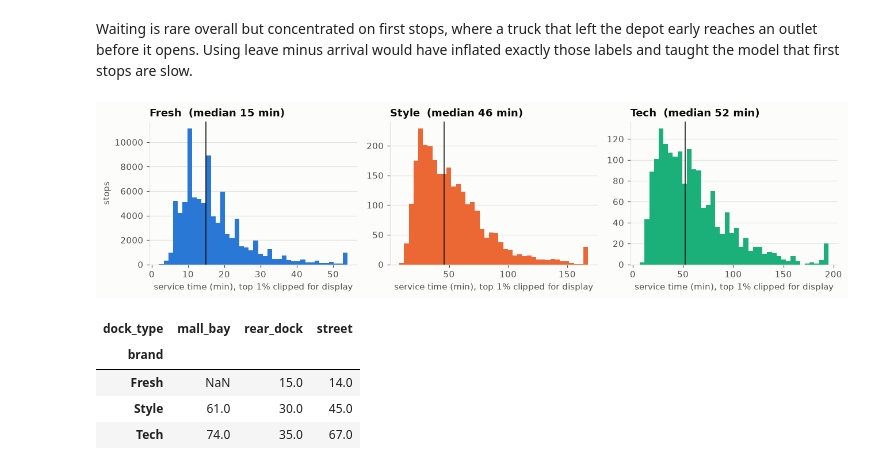
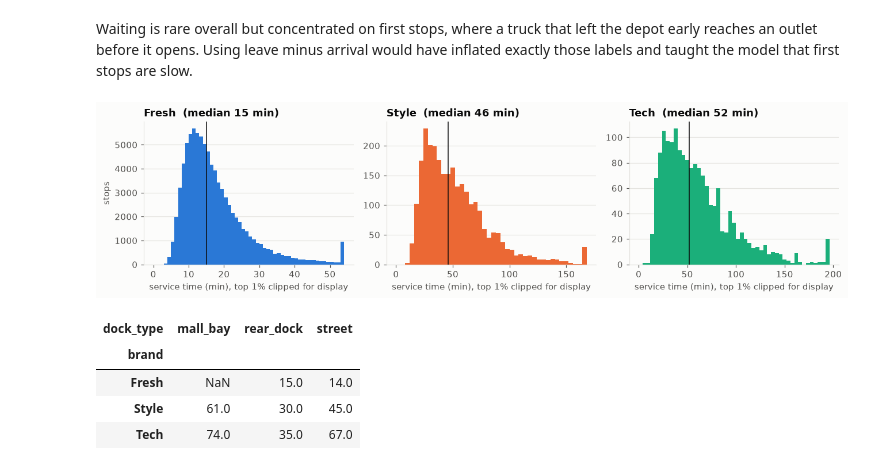
Before and after one commit to sameera-ekanayaka/Xora_Datathon, a Jupyter notebook: notebooks/03_label_construction.ipynb, the cells around one changed output. Saved outputs shown, nothing was run; the diff lists cells and outputs as text; code cells hidden in the pictures.

Commit message:
Use whole-minute bins so the service histograms show no false spikes

```diff
--- a/notebooks/03_label_construction.ipynb
+++ b/notebooks/03_label_construction.ipynb
@@ -97,16 +97,18 @@ Waiting is rare overall but concentrated on first stops, where a truck that left
 # %%
 fig, axes = plt.subplots(1, 3, figsize=(12, 3.2))
 for ax, brand, color in zip(axes, ["Fresh", "Style", "Tech"], SERIES):
     s = stops.loc[train & (stops.brand == brand), "service_min"]
-    ax.hist(s.clip(upper=s.quantile(0.99)), bins=40, color=color)
+    cap = s.quantile(0.99)
+    width = 1 if brand == "Fresh" else 4  # times are whole minutes, so bins must be too
+    ax.hist(s.clip(upper=cap), bins=np.arange(0, cap + width, width), color=color)
     ax.axvline(s.median(), color="#0b0b0b", linewidth=1)
     ax.set_title(f"{brand}  (median {s.median():.0f} min)")
     ax.set_xlabel("service time (min), top 1% clipped for display")
 axes[0].set_ylabel("stops")
 plt.tight_layout()
 plt.show()
 # %% [output]
-[figure, old version]
+[figure, new version]
 # %%
 stops.loc[train].pivot_table(index="brand", columns="dock_type", values="service_min", aggfunc="median")
 # %% [output]
```
